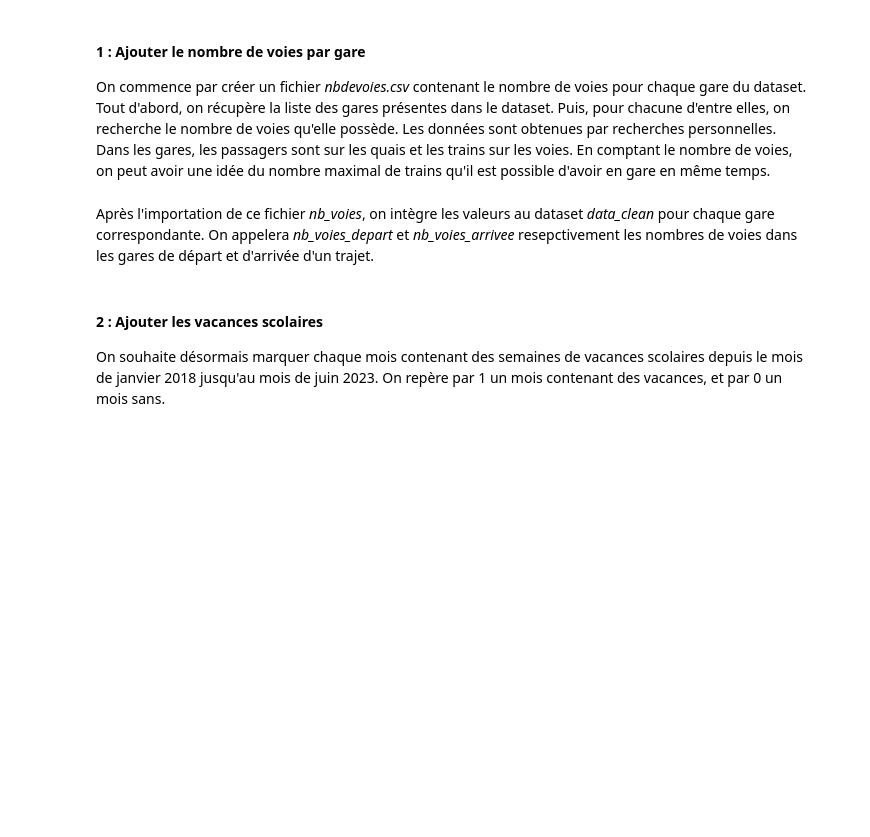
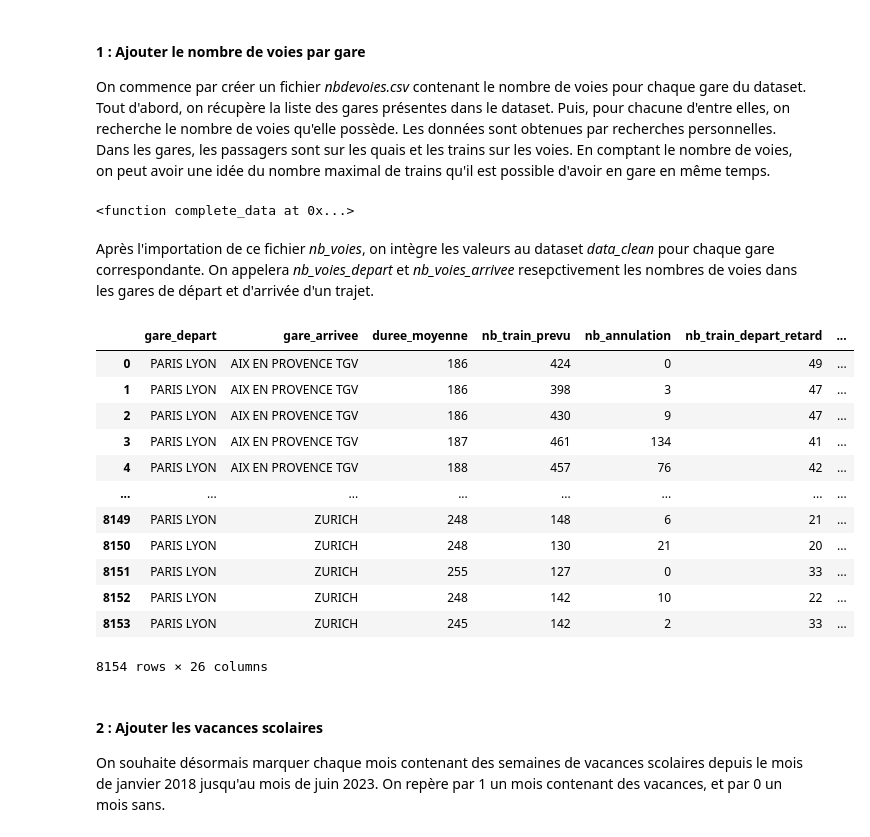
Before and after one commit to MatteoGentili/Apprentissage_Automatique_Project, a Jupyter notebook: Python_files/explo_traitement_data.ipynb, the cells around one changed output. Saved outputs shown, nothing was run; the diff lists cells and outputs as text; code cells hidden in the pictures; blank space fills up the shorter version.

```diff
--- a/Python_files/explo_traitement_data.ipynb
+++ b/Python_files/explo_traitement_data.ipynb
@@ -105,11 +137,15 @@ On commence par créer un fichier *nbdevoies.csv* contenant le nombre de voies p
 Tout d'abord, on récupère la liste des gares présentes dans le dataset. Puis, pour chacune d'entre elles, on recherche le nombre de voies qu'elle possède. Les données sont obtenues par recherches personnelles.
 Dans les gares, les passagers sont sur les quais et les trains sur les voies. En comptant le nombre de voies, on peut avoir une idée du nombre maximal de trains qu'il est possible d'avoir en gare en même temps.
 # %%
-nb_voies = pd.read_csv('csv_files/nbdevoies.csv',sep=',')
+nb_voies_df = pd.read_csv('csv_files/nbdevoies.csv',sep=',')
 
 # Vérifier que le dataset est bien complet
-print('Donées manquantes :', '\n', nb_voies.isnull().sum(), '\n')
-print('Type des données :', '\n', nb_voies.dtypes)
-nb_voies
+def complete_data():
+    print('Donées manquantes :', '\n', nb_voies_df.isnull().sum(), '\n')
+    print('Type des données :', '\n', nb_voies_df.dtypes)
+    nb_voies_df
+print(complete_data)
+# %% [output]
+<function complete_data at 0x...>
 # %% [markdown]
 Après l'importation de ce fichier *nb_voies*, on intègre les valeurs au dataset *data_clean* pour chaque gare correspondante. On appelera *nb_voies_depart* et *nb_voies_arrivee* resepctivement les nombres de voies dans les gares de départ et d'arrivée d'un trajet.
@@ -125,3 +152,24 @@ df_clean
+# %%
+gares_voies_dict = dict(zip(nb_voies_df['gare'], nb_voies_df[' nb_voies']))
+
+df_clean['nb_de_voies_depart'] = df_clean['gare_depart'].map(gares_voies_dict)
+df_clean['nb_de_voies_arrivee'] = df_clean['gare_arrivee'].map(gares_voies_dict)
+
+df_clean
+# %% [output]
+|  | gare_depart | gare_arrivee | duree_moyenne | nb_train_prevu | nb_annulation | nb_train_depart_retard | ... |
+| 0 | PARIS LYON | AIX EN PROVENCE TGV | 186 | 424 | 0 | 49 | ... |
+| 1 | PARIS LYON | AIX EN PROVENCE TGV | 186 | 398 | 3 | 47 | ... |
+| 2 | PARIS LYON | AIX EN PROVENCE TGV | 186 | 430 | 9 | 47 | ... |
+| 3 | PARIS LYON | AIX EN PROVENCE TGV | 187 | 461 | 134 | 41 | ... |
+| 4 | PARIS LYON | AIX EN PROVENCE TGV | 188 | 457 | 76 | 42 | ... |
+| ... | ... | ... | ... | ... | ... | ... | ... |
+| 8149 | PARIS LYON | ZURICH | 248 | 148 | 6 | 21 | ... |
+| 8150 | PARIS LYON | ZURICH | 248 | 130 | 21 | 20 | ... |
+| 8151 | PARIS LYON | ZURICH | 255 | 127 | 0 | 33 | ... |
+| 8152 | PARIS LYON | ZURICH | 248 | 142 | 10 | 22 | ... |
+| 8153 | PARIS LYON | ZURICH | 245 | 142 | 2 | 33 | ... |
+8154 rows × 26 columns
 # %% [markdown]
 #### 2 : Ajouter les vacances scolaires
 
```
Also changed, not shown: parts of 10 cells of this notebook.
